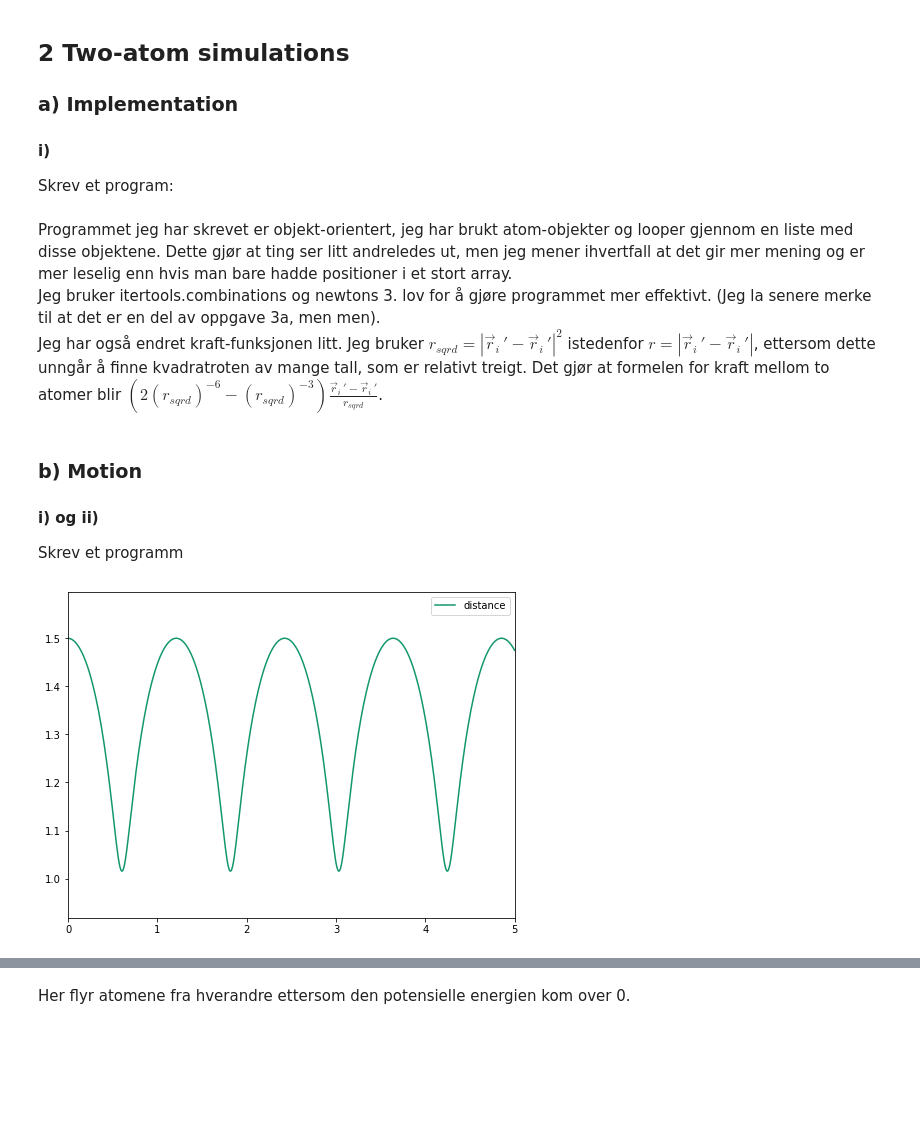
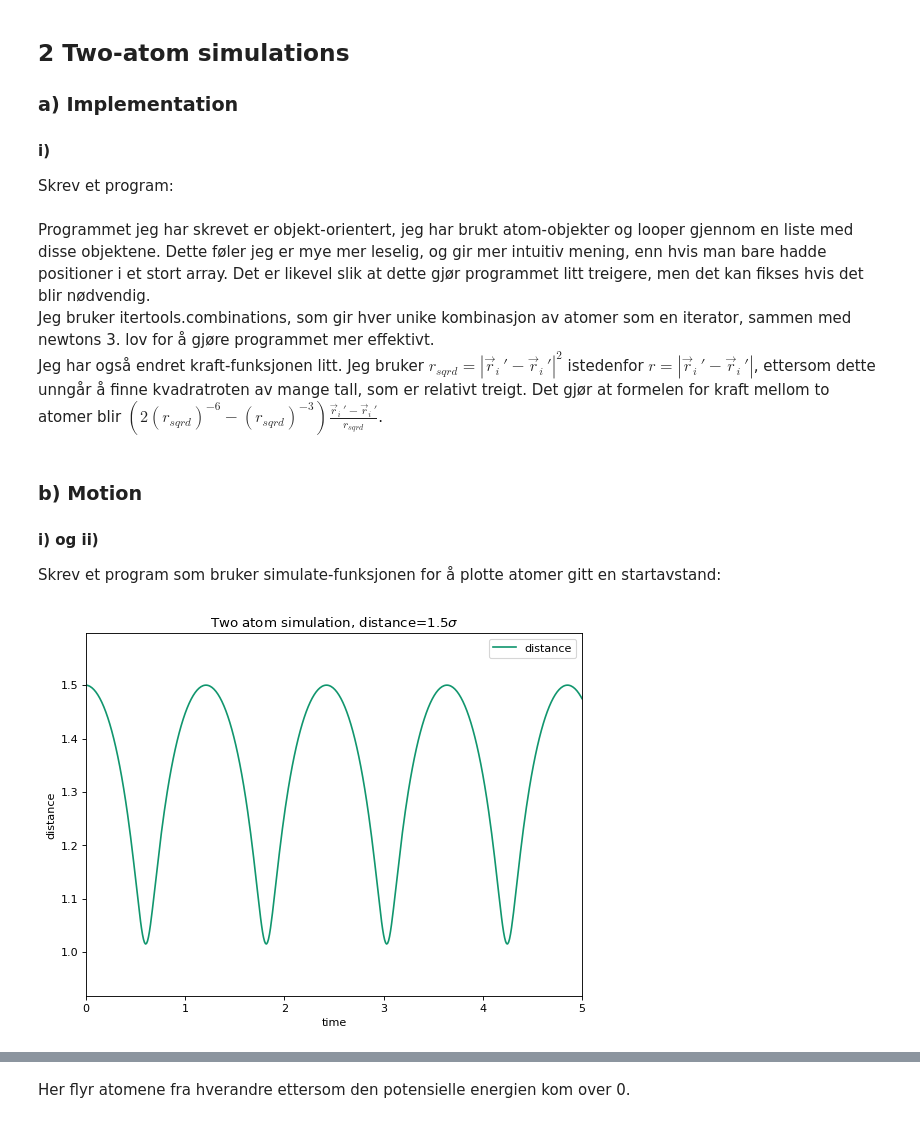
Before and after one commit to Benito1001/MolDyn, a Jupyter notebook: MolDyn.ipynb, the cells around one changed output, grey strips where cells are left out. Cells and saved outputs as stored; diff of their text form; code cells hidden in the pictures; blank space fills up the shorter version.

```diff
--- a/MolDyn.ipynb
+++ b/MolDyn.ipynb
@@ -170,8 +181,6 @@ Enheten til $\tau$ er $\sqrt{\frac{\text{kgm}^2}{\text{J}}} = \sqrt{\frac{\text{
 Skrev et program:
 # %%
 import itertools
-import time
-import random
 from functools import reduce
 import matplotlib.pyplot as plt
 from vector import Vector3
@@ -235,9 +244,6 @@ class Atom:
 	def __repr__(self):
 		return str(self.pos)
 
-def deep_copy(list):
-	return [item.copy() for item in list]
-
 def get_force(atom1, atom2):
 	between_vec = atom1.pos - atom2.pos
 	r_sqrd = between_vec.get_length_sqrd()
@@ -247,9 +253,7 @@ def get_force(atom1, atom2):
 
 	return direction_vec*force
 
-def step(dt, update_func):
-	global atoms
-
+def step(atoms, dt, update_func):
 	# Add the force acting on the particles efficiently using pairs
 	for atom1, atom2 in itertools.combinations(atoms, 2):
 		force = get_force(atom1, atom2)
@@ -260,52 +264,52 @@ def step(dt, update_func):
 	for atom in atoms:
 		atom.update(dt, update_func)
 
-def simulate(dt, t_max, update_func):
-	global atoms
-
+def simulate(atoms, dt, t_max, update_func):
 	t_list = [0]
 	r_list = []
-	start_atoms = deep_copy(atoms)
 
 	while t_list[-1] < t_max:
 		r_list.append(atoms[0].length_to(atoms[1]))
-		step(dt, update_func)
+		step(atoms, dt, update_func)
 		t_list.append(t_list[-1] + dt)
 
-	atoms = start_atoms
 	return t_list[:-1], r_list
 # %% [markdown]
-Programmet jeg har skrevet er objekt-orientert, jeg har brukt atom-objekter og looper gjennom en liste med disse objektene. Dette gjør at ting ser litt andreledes ut, men jeg mener ihvertfall at det gir mer mening og er mer leselig enn hvis man bare hadde positioner i et stort array. \
-Jeg bruker itertools.combinations og newtons 3. lov for å gjøre programmet mer effektivt. (Jeg la senere merke til at det er en del av oppgave 3a, men men). \
+Programmet jeg har skrevet er objekt-orientert, jeg har brukt atom-objekter og looper gjennom en liste med disse objektene. Dette føler jeg er mye mer leselig, og gir mer intuitiv mening, enn hvis man bare hadde positioner i et stort array. Det er likevel slik at dette gjør programmet litt treigere, men det kan fikses hvis det blir nødvendig. \
+Jeg bruker itertools.combinations, som gir hver unike kombinasjon av atomer som en iterator, sammen med newtons 3. lov for å gjøre programmet mer effektivt. \
 Jeg har også endret kraft-funksjonen litt. Jeg bruker $r_{sqrd} = |\vec{r}_i\,' - \vec{r}_i\,'|^2$ istedenfor $r = |\vec{r}_i\,' - \vec{r}_i\,'|$, ettersom dette unngår å finne kvadratroten av mange tall, som er relativt treigt. Det gjør at formelen for kraft mellom to atomer blir $\left(2\left(r_{sqrd}\right)^{-6} - \left(r_{sqrd}\right)^{-3} \right)\frac{\vec{r}_i\,' - \vec{r}_i\,'}{r_{sqrd}}$.
 # %% [markdown]
 ### b) Motion
 
 #### i) og ii)
 
-Skrev et programm
+Skrev et program som bruker simulate-funksjonen for å plotte atomer gitt en startavstand:
 # %%
-atoms = [
-	Atom(Vector3(0, 0, 0)),
-	Atom(Vector3(1.5, 0, 0))
-]
-
-def main():
+def main(distance):
 	dt = 0.01
 	length = 5
-	t_list, r_list = simulate(dt, length, "chromer")
-	plt.figure(figsize=(8, 6))
+
+	atoms = [
+		Atom(Vector3(0, 0, 0)),
+		Atom(Vector3(distance, 0, 0))
+	]
+
+	t_list, r_list = simulate(atoms, dt, length, "chromer")
+	plt.figure(figsize=(8, 6), dpi=80)
 	plt.plot(t_list, r_list, color="#11966e", label="distance")
 	plt.legend()
 
 	min_r, max_r = min(r_list), max(r_list)
 	padding = (max_r-min_r)/5
 	plt.axis([0, length, min_r-padding, max_r+padding])
 
+	plt.title(f"Two atom simulation, distance={distance}$\\sigma$")
+	plt.xlabel("time")
+	plt.ylabel("distance")
 	plt.show()
-main()
+main(1.5)
 # %% [output]
-[figure, old version]
+[figure, new version]
 # %% [markdown]
 #### iii)
 
```
Also changed, not shown: parts of 35 cells of this notebook, 34 other files.
